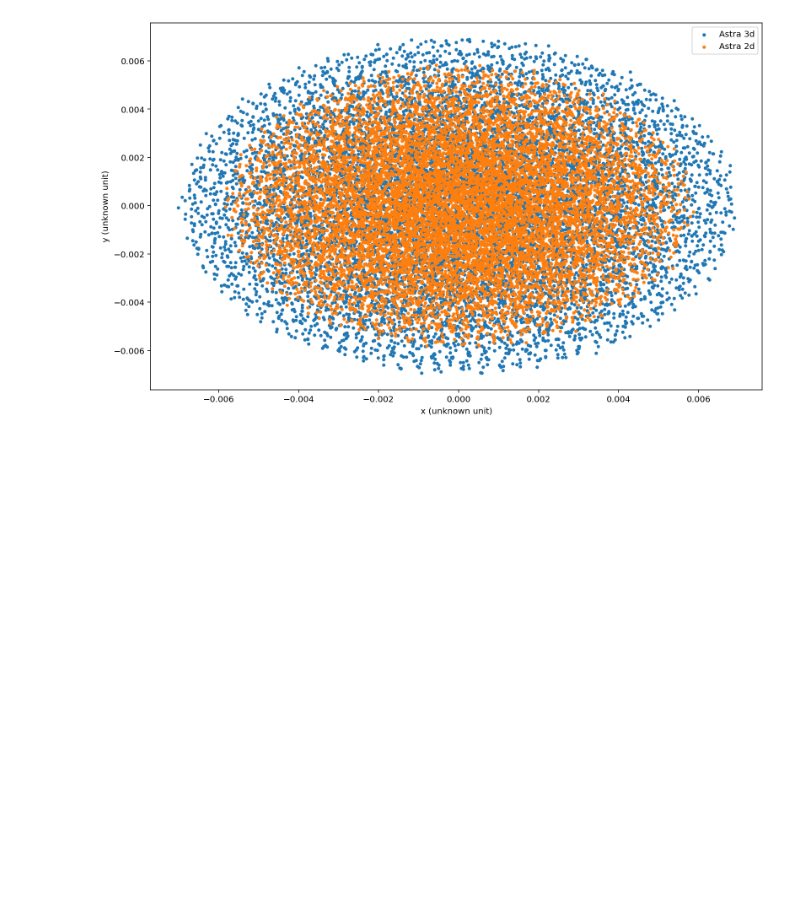
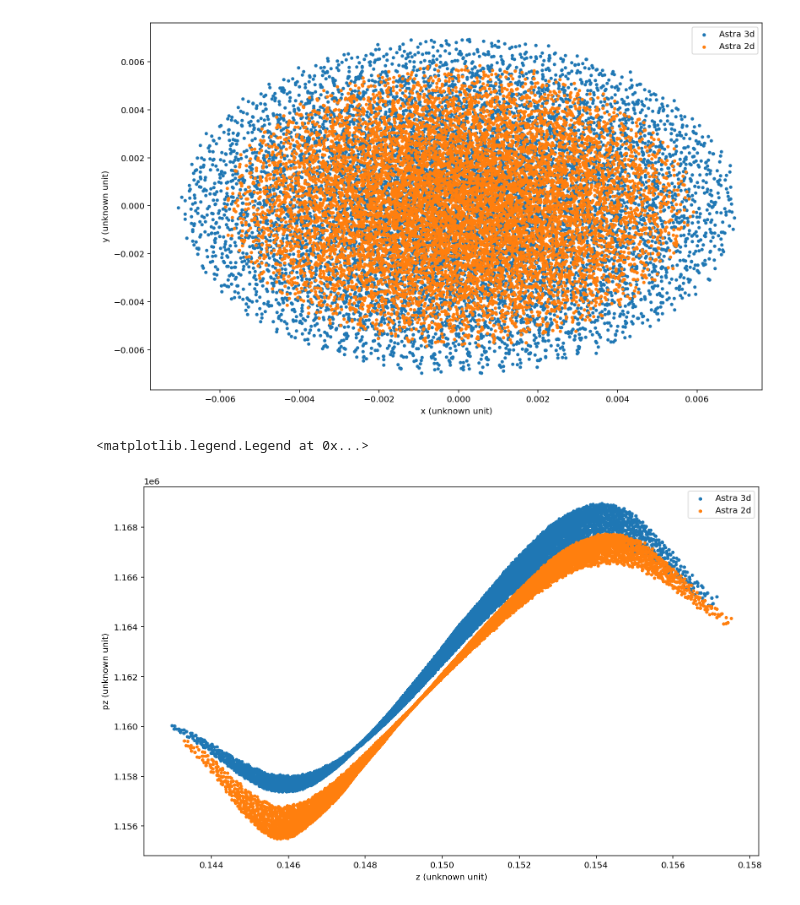
Before and after one commit to ChristopherMayes/lume-astra, a Jupyter notebook: examples/elements/apex_gun.ipynb, the cells around one changed output. Cells and saved outputs as stored; diff of their text form; code cells hidden in the pictures; blank space fills up the shorter version.

```diff
--- a/examples/elements/apex_gun.ipynb
+++ b/examples/elements/apex_gun.ipynb
@@ -160,3 +160,19 @@ plt.legend()
 # %% [output]
 <matplotlib.legend.Legend at 0x...>
 [figure]
+# %%
+k1 = 'z'
+k2 = 'pz'
+
+units1 = str(A.units(k1))
+units2 = str(A.units(k2))
+plt.xlabel(k1+f' ({units1})')
+plt.ylabel(k2+f' ({units2})')
+plt.scatter(P2[k1], P2[k2], label='Astra 3d', marker='.')
+plt.scatter(P1[k1], P1[k2], label='Astra 2d', marker='.')
+#plt.scatter(P3[k1], P3[k2], label='Impact-T 3d', marker='.')
+#plt.scatter(P4[k1], P4[k2], label='GPT 3D', marker='.')
+plt.legend()
+# %% [output]
+<matplotlib.legend.Legend at 0x...>
+[figure, added]
```
Also changed, not shown: parts of 12 cells of this notebook, 54 other files.
